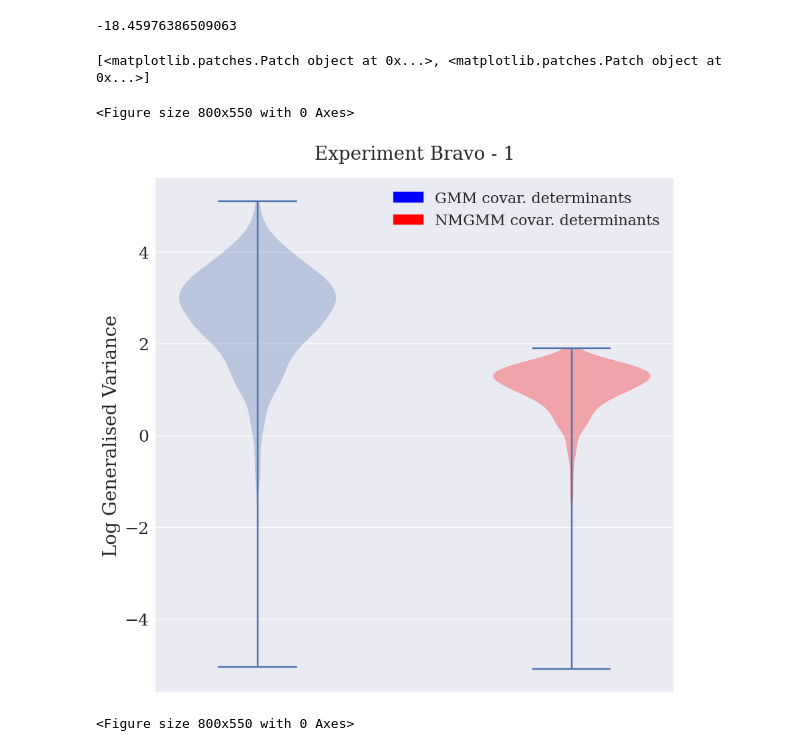
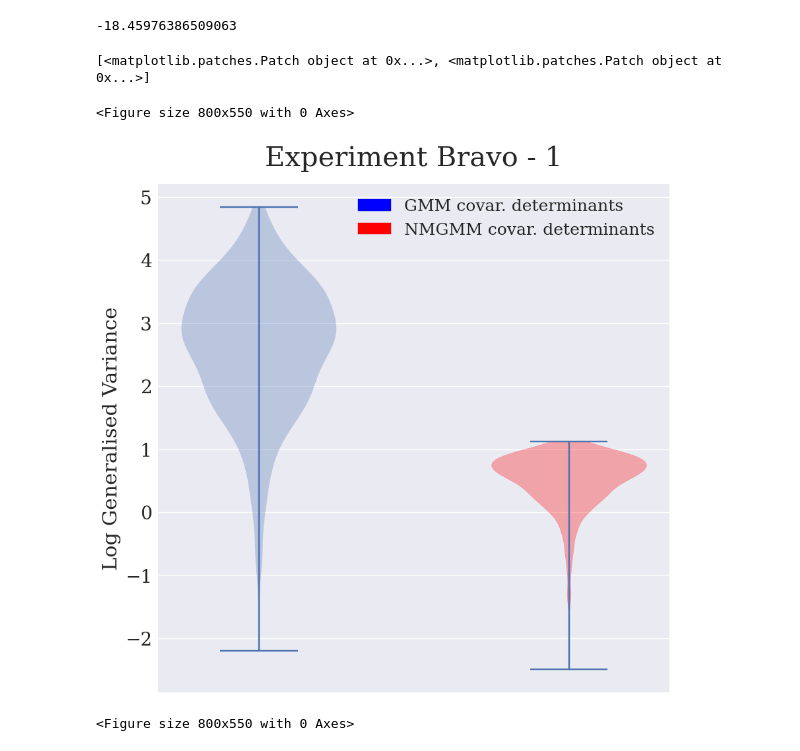
Before and after one commit to PatrickTourniaire/Negative-Gaussian-Mixture-Model, a Jupyter notebook: research/notebooks/initialisation.ipynb, the cells around one changed output. Drawn from its saved outputs; the diff is of its cells as text; code cells hidden in the pictures.

```diff
--- a/research/notebooks/initialisation.ipynb
+++ b/research/notebooks/initialisation.ipynb
@@ -33,7 +33,7 @@ tensor([[ 4.8302,  1.7729],
 C = 1000
 D = 2
 
-means = torch.zeros(C, D, dtype=torch.float64).normal_(0, 2)
+means = torch.zeros(C, D, dtype=torch.float64).normal_(0, 0.5)
 
 mu0 = means[0]
 mu1 = means[1]
@@ -304,13 +306,13 @@ tex_fonts = {
     "text.usetex": False,
     "font.family": "serif",
     # Use 10pt font in plots, to match 10pt font in document
-    "axes.labelsize": 20,
-    "font.size": 20,
+    "axes.labelsize": 22,
+    "font.size": 22,
     # Make the legend/label fonts a little smaller
-    "legend.fontsize": 16,
-    "xtick.labelsize": 18,
-    "ytick.labelsize": 18,
-    "legend.fontsize": 16
+    "legend.fontsize": 18,
+    "xtick.labelsize": 20,
+    "ytick.labelsize": 20,
+    "legend.fontsize": 18
 }
 
 plt.rcParams.update(tex_fonts)
@@ -319,36 +321,36 @@ fig = plt.figure()
 
 # Create an axes instance
 fig, ax = plt.subplots(figsize=(10,10))
 ax.set_xticks([], [])
 
-ax.set_title('Experiment Bravo - 1', fontsize=20, pad=20)
+ax.set_title('Experiment Bravo - 1', fontsize=30, pad=20)
 ax.set_ylabel('Log Generalised Variance')
 
 
 red_patch = mpatches.Patch(color='red')
 # 'fake' invisible object
 
 pos   = [1, 2]
 label = ['GMM covar. determinants','NMGMM covar. determinants']
 
 fake_handles = repeat(red_patch, len(pos))
 print(list(fake_handles))
 
 # Create the boxplot
 violin_parts = ax.violinplot([np.log(gen_variance), np.log(sqrd_gen_variance)])
 violin_parts['bodies'][1].set_facecolor('red')
 violin_parts['bodies'][1].set_edgecolor('red')
 
 
 ax.legend([mpatches.Patch(color='blue'), mpatches.Patch(color='red')], label)
 
 plt.show()
 plt.draw()
-fig.savefig('generalised_variance_log.png')
+fig.savefig('generalised_variance_log_bravo1.png', format='png', dpi=1200)
 # %% [output]
 [<matplotlib.patches.Patch object at 0x...>, <matplotlib.patches.Patch object at 0x...>]
 <Figure size 800x550 with 0 Axes>
-[figure, old version]
+[figure, new version]
 <Figure size 800x550 with 0 Axes>
 # %%
 import matplotlib.patches as mpatches
```
Also changed, not shown: parts of 4 cells of this notebook, 6 other files.
